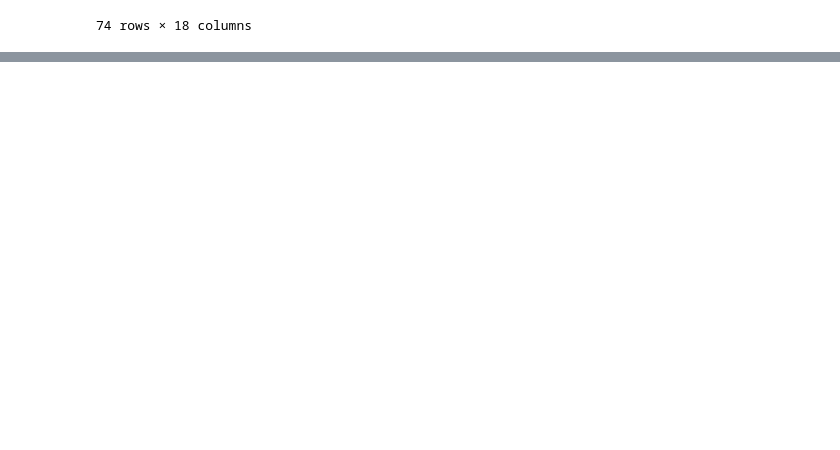
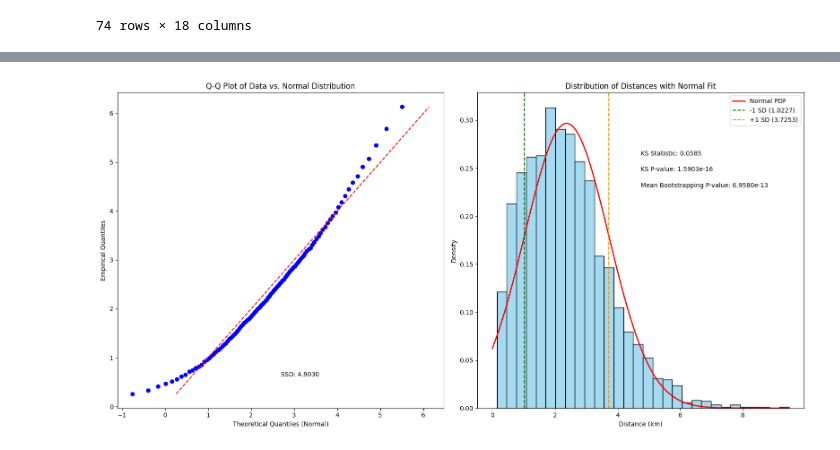
Before and after one commit to anonUnderground/openDataStories, a Jupyter notebook: src/data-processing/create_kiosk_vis_json.ipynb, the cells around one changed output, grey strips where cells are left out. Drawn from its saved outputs; the diff is of its cells as text; code cells hidden in the pictures; blank space fills up the shorter version.

```diff
--- a/src/data-processing/create_kiosk_vis_json.ipynb
+++ b/src/data-processing/create_kiosk_vis_json.ipynb
@@ -272,0 +313,98 @@ plt.show()
+# %%
+#Testing normal distribution
+#With such a low p-value we can confirm that this data does not fit a normal distribution
+
+# Extracting distance data
+data = distance_df['Distance']
+
+# Fit the normal distribution to the data
+norm_params = stats.norm.fit(data)  # This will return mean (loc) and standard deviation (scale)
+
+# Perform the KS test for the normal distribution
+norm_ks_statistic, norm_ks_pvalue = stats.kstest(data, 'norm', args=norm_params)
+
+print(f"KS Statistic for Normal Distribution: {norm_ks_statistic}")
+print(f"KS P-value for Normal Distribution: {norm_ks_pvalue}")
+
+# mean and standard deviation from norm_params
+norm_mean, norm_std_dev = norm_params
+
+# Calculate -1 SD and +1 SD
+norm_minus_one_sd = norm_mean - norm_std_dev
+norm_plus_one_sd = norm_mean + norm_std_dev
+
+print(f"-1 SD: {norm_minus_one_sd}")
+print(f"+1 SD: {norm_plus_one_sd}")
+
+#######################################################
+bootstrap_samples = 100
+normal_bootstrap_results = []
+
+for i in range(bootstrap_samples):
+    # Sampling with replacement
+    normal_sample = data.sample(len(data), replace=True)
+
+    # Fit the normal distribution to the bootstrap sample
+    norm_params = stats.norm.fit(normal_sample)
+
+    # Perform the KS test for the normal distribution
+    norm_ks_statistic, norm_ks_pvalue = stats.kstest(normal_sample, 'norm', args=norm_params)
+
+    # Store the p-value
+    normal_bootstrap_results.append(norm_ks_pvalue)
+
+    # Print a statement every 100 iterations to track progress
+    if (i+1) % 20 == 0:
+        print(f"Completed {i+1} out of {bootstrap_samples} bootstrap iterations.")
+
+# Assess the distribution of p-values
+p_value_mean = np.mean(normal_bootstrap_results)
+
+print(f"Mean p-value from bootstrapping for Normal Distribution: {p_value_mean}")
+
+####################################################
+
+# Prepare data for the Normal Q-Q plot
+normal_quantiles = stats.norm.ppf(np.linspace(0.01, 0.99, 100), *norm_params)
+data_quantiles = np.percentile(data, np.linspace(1, 99, 100))
+
+# Calculate the sum of squared differences for Weibull
+ssd_normal = np.sum((normal_quantiles - data_quantiles)**2)
+
+# Create a figure with 2 subplots
+plt.figure(figsize=(16, 8))
+
+# Normal Q-Q plot
+plt.subplot(1, 2, 1)  # 1 row, 2 columns, first subplot
+plt.scatter(normal_quantiles, data_quantiles, color='blue')
+plt.plot([min(data_quantiles), max(data_quantiles)], [min(data_quantiles), max(data_quantiles)], 'r--')
+plt.xlabel('Theoretical Quantiles (Normal)')
+plt.ylabel('Empirical Quantiles')
+plt.title('Q-Q Plot of Data vs. Normal Distribution')
+plt.text(0.5, 0.1, f"SSD: {ssd_normal:.4f}", transform=plt.gca().transAxes)
+
+# Histogram with Normal PDF
+plt.subplot(1, 2, 2)  # 1 row, 2 columns, second subplot
+sns.histplot(data, kde=False, bins=30, stat='density', color='skyblue')
+x = np.linspace(0, data.max(), 100)
+y = stats.norm.pdf(x, *norm_params)
+plt.plot(x, y, 'r-', lw=2, label='Normal PDF')
+plt.axvline(norm_minus_one_sd, color='darkgreen', linestyle='--',
+            label=f'-1 SD ({norm_minus_one_sd:.4f})')
+plt.axvline(norm_plus_one_sd, color='darkorange', linestyle='--',
+            label=f'+1 SD ({norm_plus_one_sd:.4f})')
+plt.title('Distribution of Distances with Normal Fit')
+plt.xlabel('Distance (km)')
+plt.ylabel('Density')
+plt.legend()
+
+# Add KS statistic and mean p-value from bootstrapping
+mean_p_value = np.mean(normal_bootstrap_results)
+plt.text(0.5, 0.8, f"KS Statistic: {norm_ks_statistic:.4f}", transform=plt.gca().transAxes)
+plt.text(0.5, 0.75, f"KS P-value: {norm_ks_pvalue:.4e}", transform=plt.gca().transAxes)
+plt.text(0.5, 0.7, f"Mean Bootstrapping P-value: {mean_p_value:.4e}", transform=plt.gca().transAxes)
+
+# Show the combined plot
+plt.tight_layout()
+plt.show()
+# %% [output]
@@ -272,0 +421 @@ plt.show()
+[figure, added]
```
Also changed, not shown: parts of 9 cells of this notebook, 2 other files.
